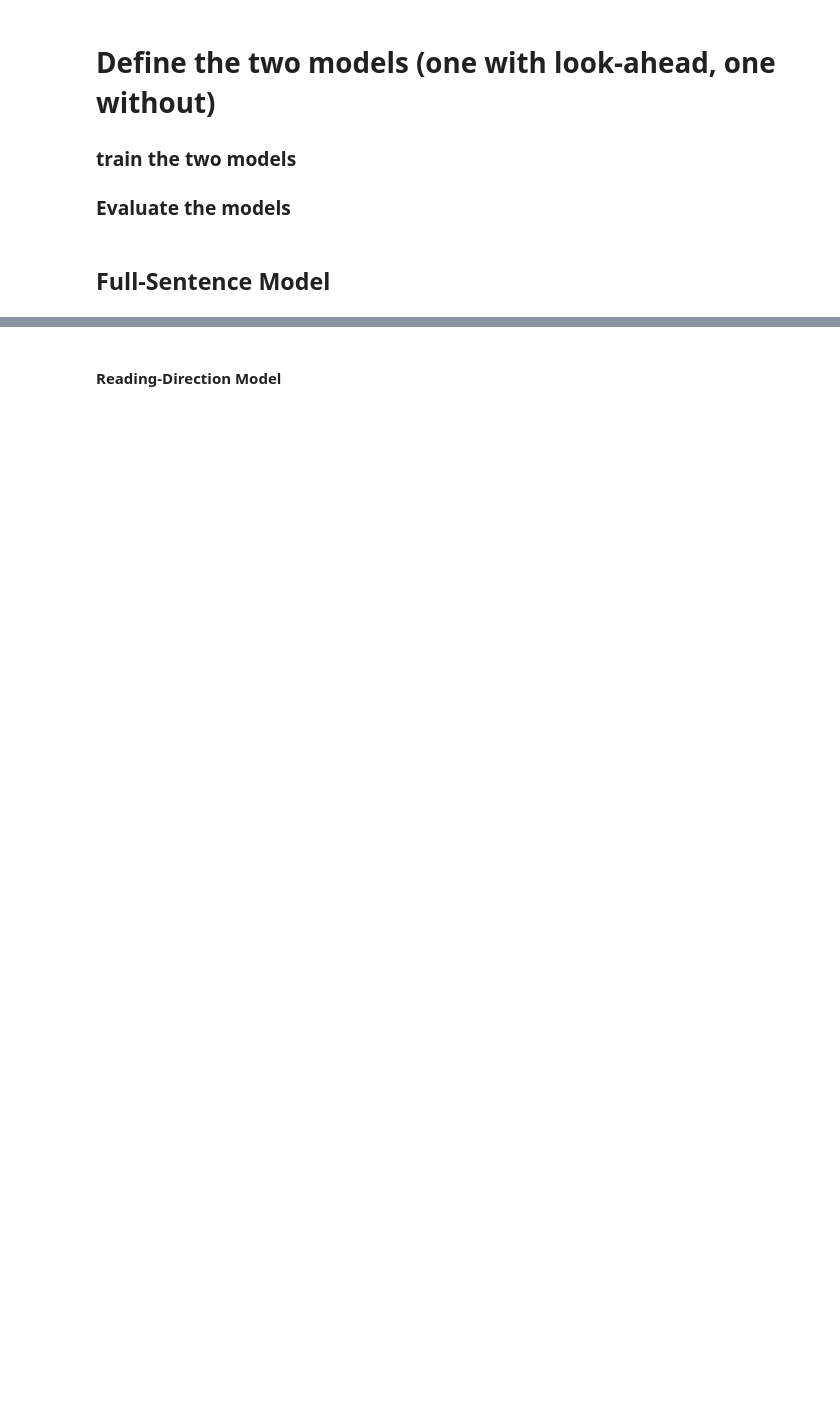
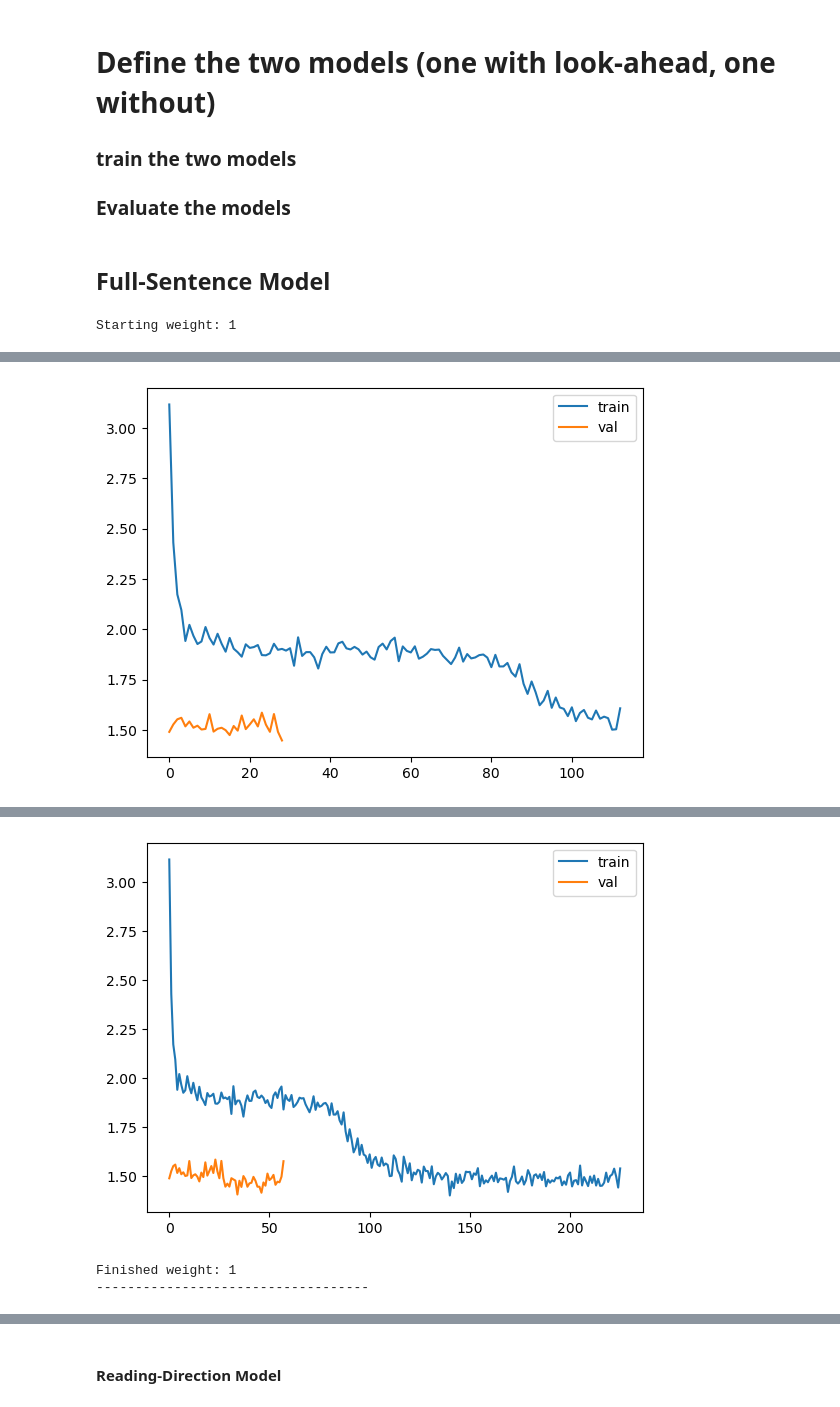
Before and after one commit to Lior-Baruch/Partial_Diacritization, a Jupyter notebook: PunctuationRestoration_DualModel.ipynb, the cells around one changed output, grey strips where cells are left out. Saved outputs shown, nothing was run; the diff lists cells and outputs as text; code cells hidden in the pictures; blank space fills up the shorter version.

```diff
--- a/PunctuationRestoration_DualModel.ipynb
+++ b/PunctuationRestoration_DualModel.ipynb
@@ -175,6 +177,12 @@ def remove_first_char_if_nikud(word):
     if nikud.match(word[0]):
         return word[1:]
     return word
+
+def get_words_indices_from_text(text):
+    text_words = text.split()
+    text_words_lengths = list(map(len, text_words))
+    text_words_indices = [(sum(text_words_lengths[:i]), sum(text_words_lengths[:i+1])-1) for i in range(len(text_words_lengths))]
+    return text_words_indices
 # %% [markdown]
 ### Test nikud functions
 # %%
@@ -659,22 +783,23 @@ print(train_dataset[2])
 embedding_dim = 512
 
 class FullSentenceModel(nn.Module):
+    """ Transformer model for Nikud restoration. """
     def __init__(self, vocab_size, embedding_dim=512, nhead=8, num_layers=6, output_dim=len(label_to_id), dropout=0.1):
         super(FullSentenceModel, self).__init__()
 
         # Non-pretrained embedding layer
-        self.embedding = nn.Embedding(vocab_size, embedding_dim)
+        self.embedding = nn.Embedding(num_embeddings=vocab_size, embedding_dim=embedding_dim, padding_idx=0)
 
         self.transformer = nn.Transformer(d_model=embedding_dim, nhead=nhead, num_encoder_layers=num_layers, num_decoder_layers=num_layers, dropout=dropout, activation='relu')
 
-        # Fully connected layer with ReLU activation function
-        self.fc = nn.Sequential(
-            nn.Linear(embedding_dim, embedding_dim),
-            nn.ReLU(),
-            nn.Linear(embedding_dim, output_dim)
-        )
+        # # Fully connected layer with ReLU activation function
+        # self.fc = nn.Sequential(
+        #     nn.Linear(embedding_dim, embedding_dim),
+        #     nn.ReLU(),
+        #     nn.Linear(embedding_dim, output_dim)
+        # )
 
-        #self.fc = nn.Linear(embedding_dim, output_dim)
+        self.fc = nn.Linear(embedding_dim, output_dim)
 
 
     def forward(self, sentence):
@@ -697,7 +871,8 @@ vocab_size = len(alephbert_tokenizer.vocab)
 weights = torch.tensor(list(label_weights.values())).to(device)
 criterion = nn.CrossEntropyLoss(ignore_index=len(label_to_id), weight=weights).to(device)
 
-loss_history = []
+train_loss_history = []
+val_loss_history = []
 
 
 # define the training loop
@@ -708,11 +883,11 @@ def train(model, dataloader, optimizer, criterion):
         optimizer.zero_grad()
         input_ids = batch['input_ids'].to(device)
         labels = batch['nikud'].to(device)
-        predictions = model.forward(input_ids)
+        predictions = model.forward(input_ids)#, labels)
         predictions = predictions.view(-1, predictions.shape[-1])
         labels = labels.view(-1)
         loss = criterion(predictions, labels)
-        loss_history.append(loss.item())
+        train_loss_history.append(loss.item())
         loss.backward()
         optimizer.step()
         epoch_loss += loss.item()
@@ -730,6 +905,7 @@ def evaluate(model, dataloader, criterion):
             predictions = predictions.view(-1, predictions.shape[-1])
             labels = labels.view(-1)
             loss = criterion(predictions, labels)
+            val_loss_history.append(loss.item())
             epoch_loss += loss.item()
     return epoch_loss / len(dataloader)
 
@@ -740,12 +916,12 @@ def train_and_evaluate(model, train_dataloader, val_dataloader, optimizer, crite
         scheduler.step()
         val_loss = evaluate(model, val_dataloader, criterion)
         print(f'Epoch: {epoch + 1}, Train Loss: {train_loss:.4f}, Val Loss: {val_loss:.4f}')
-        # plot loss_history
-        plt.plot(loss_history)
-        plt.title('Loss history')
-        plt.ylabel('Loss value')
-        plt.xlabel('Batch #')
+        # plot train and val loss history
+        plt.plot(train_loss_history, label='train')
+        plt.plot(val_loss_history, label='val')
+        plt.legend()
         plt.show()
+
 
 def hyperparameter_grid_search():
     # train the model
@@ -772,7 +948,7 @@ def hyperparameter_grid_search():
 
 label_weights_list = [1]#, 0.5, 0.33, 0.25]
 for weight in label_weights_list:
-    loss_history = []
+    train_loss_history = []
     print(f'Starting weight: {weight}')
     model = FullSentenceModel(vocab_size, nhead=8, num_layers=6, embedding_dim=512).to(device)
     optimizer = torch.optim.Adam(model.parameters(), lr=0.0001)
@@ -785,3 +961,5 @@ for weight in label_weights_list:
     train_and_evaluate(model, train_loader, val_loader, optimizer, criterion, epochs=2)
     print(f'Finished weight: {weight}')
     print('-----------------------------------')
+# %% [output]
+Starting weight: 1
@@ -787,0 +967 @@ for weight in label_weights_list:
+[figure, added]
@@ -787,0 +969,3 @@ for weight in label_weights_list:
+[figure, added]
+Finished weight: 1
+-----------------------------------
```
Also changed, not shown: parts of 20 cells of this notebook, 1 other file.
